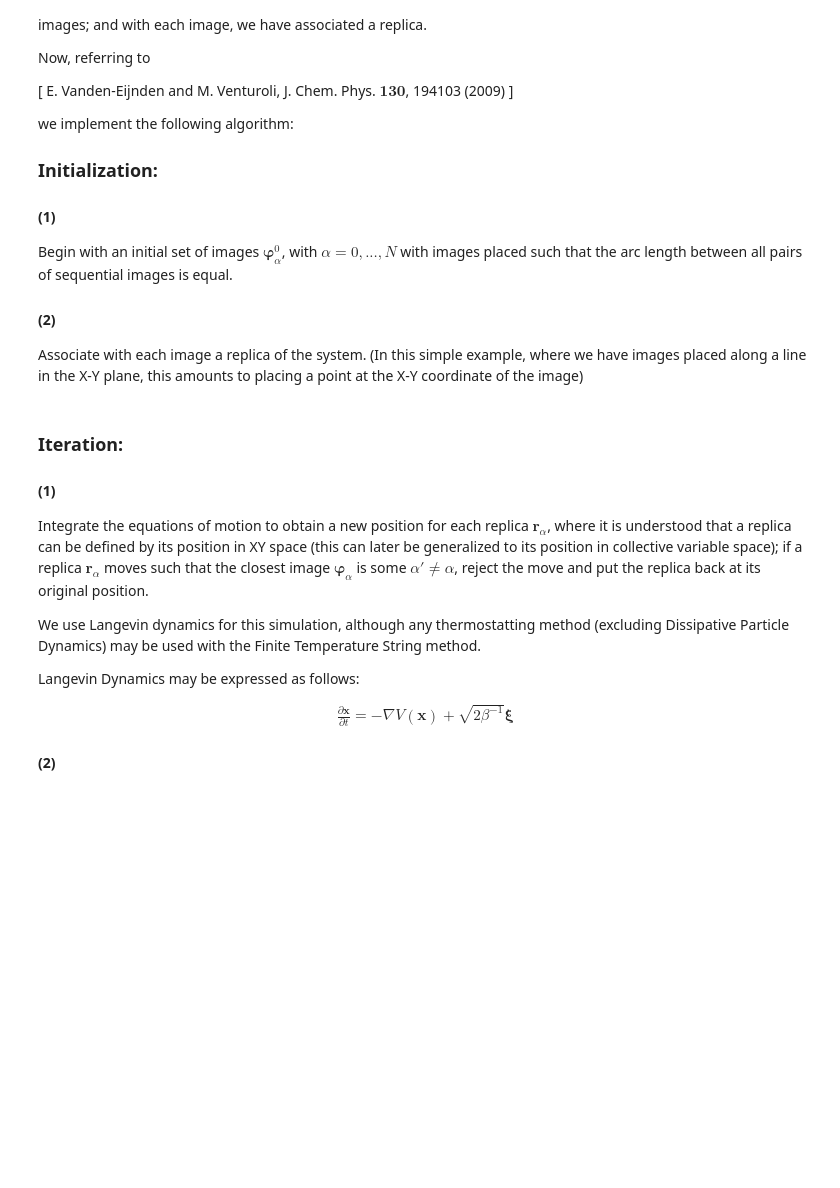
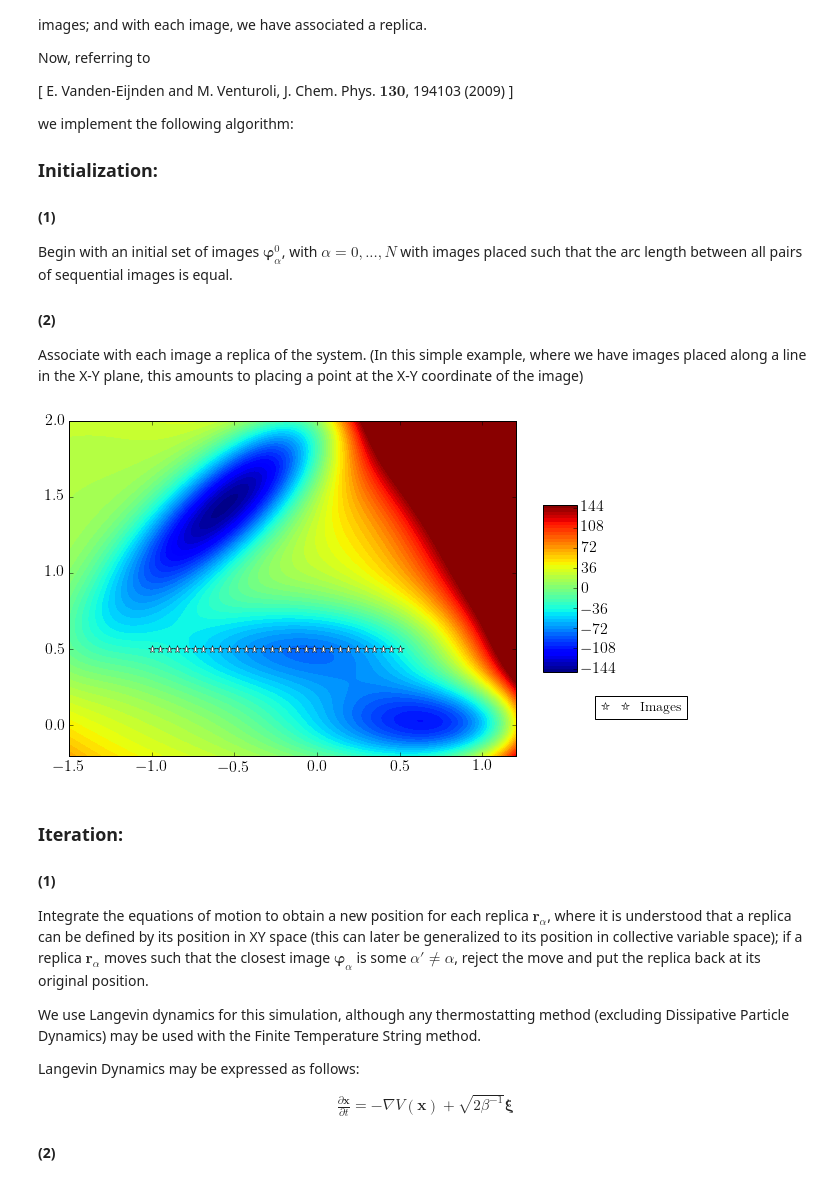
Before and after one commit to bpkeene/Winter2017, a Jupyter notebook: Simulations/FiniteTemperatureString.ipynb, the cells around one changed output. Cells and saved outputs as stored; diff of their text form; code cells hidden in the pictures; blank space fills up the shorter version.

```diff
--- a/Simulations/FiniteTemperatureString.ipynb
+++ b/Simulations/FiniteTemperatureString.ipynb
@@ -419,10 +422,10 @@ class PrincipalCurve:
         # --- use cubic splines to interpolate between successive images
 
         # BEFORE
-        # self.currentSpline, self.u = interpolate.splprep([xPosList, yPosList],s=0)
+        self.currentSpline, self.u = interpolate.splprep([xPosList, yPosList],s=0)
 
         # AFTER
-        self.currentSpline, self.u = interpolate.splprep([xPosList, yPosList])
+        # self.currentSpline, self.u = interpolate.splprep([xPosList, yPosList])
         # get the total contour length of our interpolated string...
         self.__computeStringTotalArcLength()
 
@@ -480,7 +483,7 @@ class PrincipalCurve:
     def __computeStringTotalArcLength(self):
         arcLength = 0.0
         self.arcLength = 0.0
-        numberOfPoints = 10
+        numberOfPoints = 3 #
         # further discretize to get better accuracy, especially around points of high curvature
         for i in range(len(self.u) - 1):
             lowerBound = self.u[i]
@@ -585,36 +588,38 @@ Associate with each image a replica of the system. (In this simple example, wher
 #    which it resides;
 #    A decent first guess might be a curve going from (x0, y0) = (0.5, 1) to (-0.5, 1)
 #    -- "decent first guess" is obtained by looking at the picture above and pretending we don't know the /exact/
 #       location of the minima... just to keep things interesting
 #    -- realistically, we could put our curve anywhere we like, since the gradient of the potential is defined
 #       everywhere; but, we'll put it close to our wells just so that it converges quickly and we don't waste time
 
 
 # we'll pick some number of images with which we'll discretize our curve
 # -- recall: alpha goes from 0, 1, ..., N; let's say we want N = 20; then we have 21 images
-numberOfImages = 21
+numberOfImages = 30
 
 # our initial coordinates for alpha = 0 and alpha = N; we will do a linear interpolation for all other images
 # between them
-initial_position_alpha_0 = [0.5, 1.0]
-initial_position_alpha_N = [-0.5, 1.0]
+initial_position_alpha_0 = [-1.0, 0.5]
+initial_position_alpha_N = [0.5, 0.5]
 
 # create a String on which we will implement the FTS method on the Mueller potential
 FTS_String = PrincipalCurve(numberOfImages, initial_position_alpha_0, initial_position_alpha_N)
 
 # and we're done setting up our images;
 # note that in the initialization of our images of the principal curve, we already set up the
 # replicas that correspond to each image (refer to the PrincipalCurve class __init__ function).
 
 # returns the x and y positions associated with all images of our string
 imagesToPlotX, imagesToPlotY = FTS_String.getAllImageCoordinates();
 
 # let's overlay our curve on our Mueller potential:
 fig = plt.figure();
 surface = plt.contourf(xvals,yvals,zvalsToPlot,numberOfContours,label='Mueller Potential');
 plt.colorbar(surface, shrink=0.5, aspect=5);
 initialString = plt.plot(imagesToPlotX, imagesToPlotY,'*w',label='Images',linewidth=3)
 plt.legend(['Images'], bbox_to_anchor = (1.4,0.2));
+# %% [output]
+[figure, added]
 # %% [markdown]
 ### Iteration:
 
```
Also changed, not shown: parts of 6 cells of this notebook.
